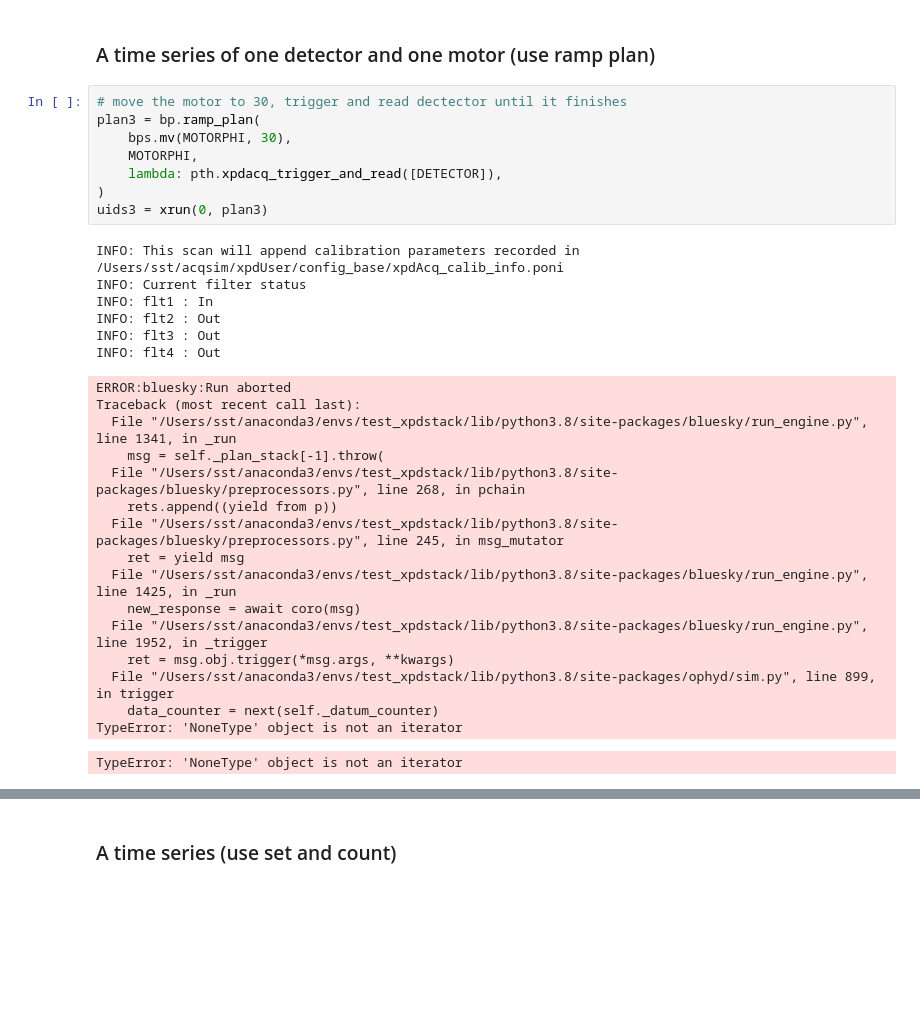
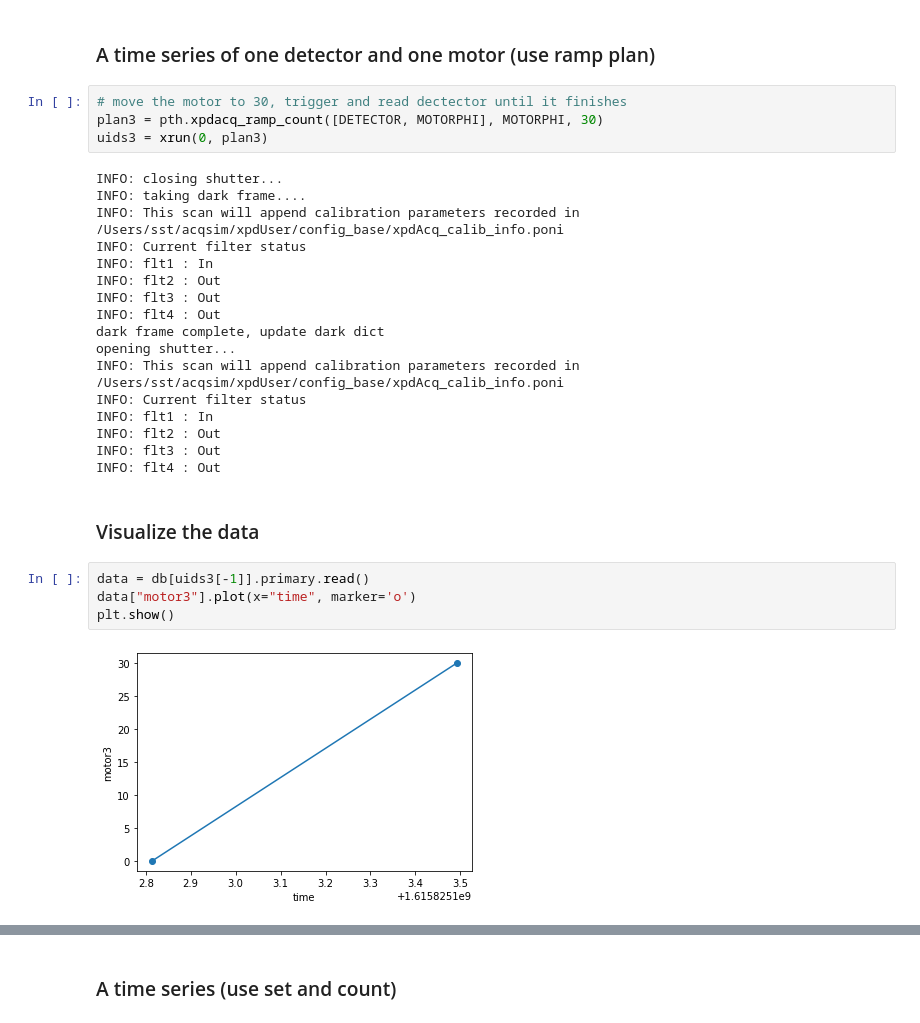
Before and after one commit to Billingegroup/bluesky_scanplans, a Jupyter notebook: notebooks/grid_scan.ipynb, the cells around one changed output, grey strips where cells are left out. Cells and saved outputs as stored; diff of their text form; blank space fills up the shorter version.

```diff
--- a/notebooks/grid_scan.ipynb
+++ b/notebooks/grid_scan.ipynb
@@ -174,32 +174,30 @@ xrun({}, plan)
 ### A time series of one detector and one motor (use ramp plan)
 # %%
 # move the motor to 30, trigger and read dectector until it finishes
-plan3 = bp.ramp_plan(
-    bps.mv(MOTORPHI, 30),
-    MOTORPHI,
-    lambda: pth.xpdacq_trigger_and_read([DETECTOR]),
-)
+plan3 = pth.xpdacq_ramp_count([DETECTOR, MOTORPHI], MOTORPHI, 30)
 uids3 = xrun(0, plan3)
 # %% [output]
+INFO: closing shutter...
+INFO: taking dark frame....
 INFO: This scan will append calibration parameters recorded in /Users/sst/acqsim/xpdUser/config_base/xpdAcq_calib_info.poni
 INFO: Current filter status
 INFO: flt1 : In
 INFO: flt2 : Out
 INFO: flt3 : Out
 INFO: flt4 : Out
+dark frame complete, update dark dict
+opening shutter...
+INFO: This scan will append calibration parameters recorded in /Users/sst/acqsim/xpdUser/config_base/xpdAcq_calib_info.poni
+INFO: Current filter status
+INFO: flt1 : In
+INFO: flt2 : Out
+INFO: flt3 : Out
+INFO: flt4 : Out
-ERROR:bluesky:Run aborted
-Traceback (most recent call last):
-  File "/Users/sst/anaconda3/envs/test_xpdstack/lib/python3.8/site-packages/bluesky/run_engine.py", line 1341, in _run
-    msg = self._plan_stack[-1].throw(
-  File "/Users/sst/anaconda3/envs/test_xpdstack/lib/python3.8/site-packages/bluesky/preprocessors.py", line 268, in pchain
-    rets.append((yield from p))
-  File "/Users/sst/anaconda3/envs/test_xpdstack/lib/python3.8/site-packages/bluesky/preprocessors.py", line 245, in msg_mutator
-    ret = yield msg
-  File "/Users/sst/anaconda3/envs/test_xpdstack/lib/python3.8/site-packages/bluesky/run_engine.py", line 1425, in _run
-    new_response = await coro(msg)
-  File "/Users/sst/anaconda3/envs/test_xpdstack/lib/python3.8/site-packages/bluesky/run_engine.py", line 1952, in _trigger
-    ret = msg.obj.trigger(*msg.args, **kwargs)
-  File "/Users/sst/anaconda3/envs/test_xpdstack/lib/python3.8/site-packages/ophyd/sim.py", line 899, in trigger
-    data_counter = next(self._datum_counter)
-TypeError: 'NoneType' object is not an iterator
-TypeError: 'NoneType' object is not an iterator
+# %% [markdown]
+### Visualize the data
+# %%
+data = db[uids3[-1]].primary.read()
+data["motor3"].plot(x="time", marker='o')
+plt.show()
+# %% [output]
+[figure, added]
```
Also changed, not shown: parts of 1 cell of this notebook, 1 other file.
